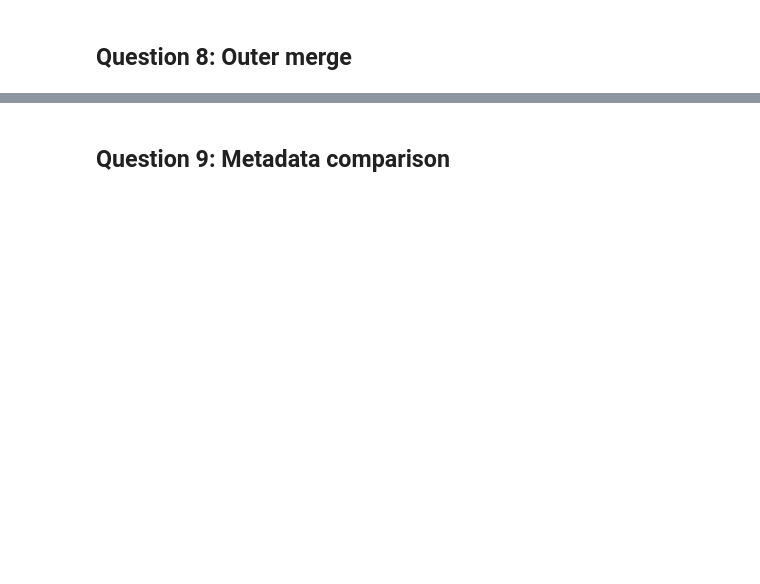
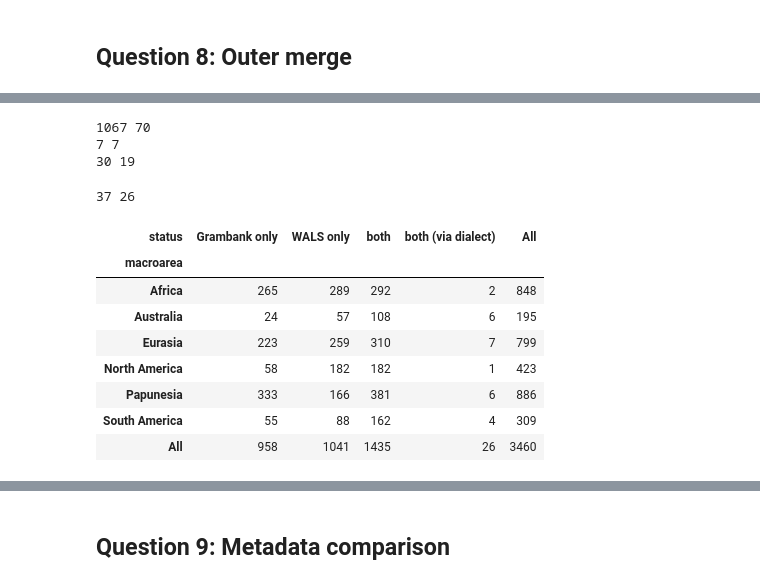
Before and after one commit to oykuyaylali/wals_grambank_mini_project, a Jupyter notebook: m1_pandas_lab1_YAYLALI_oyku.ipynb, the cells around one changed output, grey strips where cells are left out. Cells and saved outputs as stored; diff of their text form; code cells hidden in the pictures; blank space fills up the shorter version.

Commit message:
Questions 7-10: deduplication, merge, metadata and classification comparison

```diff
--- a/m1_pandas_lab1_YAYLALI_oyku.ipynb
+++ b/m1_pandas_lab1_YAYLALI_oyku.ipynb
@@ -439,0 +450,5 @@ Name: count, dtype: int64
+# %%
+dedup_a = with_code.sort_values("n_points", ascending=False).drop_duplicates("Glottocode")
+
+print(len(dedup_a))
+print(dedup_a["n_points"].sum())
@@ -445,0 +498,10 @@ Name: count, dtype: int64
+# %%
+merged = dedup_a.merge(
+    gb_languages,
+    on="Glottocode",
+    how="outer",
+    validate="1:1",
+    indicator=True,
+    suffixes=("_wals", "_gb"))
+
+print(merged["_merge"].value_counts())
@@ -446 +514,64 @@ Name: count, dtype: int64
+# %%
+#gb_languages only has language rows now so we have to load the full table again.
+gb_all = pd.read_csv("data/grambank/cldf/languages.csv", keep_default_na=False, na_values=[""])
+gb_dialects = gb_all[gb_all["level"] == "dialect"][["ID", "Name", "Glottocode", "Language_level_ID"]]
+
+#WALS languages that found no partner in pass 1
+wals_only = merged[merged["_merge"] == "left_only"][["ID_wals", "Name_wals", "Glottocode", "Macroarea_wals"]]
+
+#1:the dialect's own Glottocode is the WALS Glottocode
+by_own = wals_only.merge(gb_dialects, on="Glottocode")
+
+#2:the dialect belongs to the WALS language (Language_level_ID)
+by_parent = wals_only.merge(
+    gb_dialects,
+    left_on="Glottocode",
+    right_on="Language_level_ID",
+    suffixes=("", "_dia"),
+)
+
+print(len(wals_only), len(gb_dialects))
+print(len(by_own), by_own["ID_wals"].nunique())
+print(len(by_parent), by_parent["ID_wals"].nunique())
+# %% [output]
+1067 70
+7 7
+30 19
+# %%
+# data points per Grambank row: number of cells that are not "?"
+gb_points = gb_values.groupby("Language_ID", observed=True)["Value"].count()
+
+# stack both routes into one table
+pass2 = pd.concat([by_own, by_parent])
+pass2["gb_points"] = pass2["ID"].map(gb_points)
+
+# one dialect per WALS language: the one with the most data points
+best = pass2.sort_values("gb_points", ascending=False, kind="stable").drop_duplicates("ID_wals")
+
+print(len(pass2), len(best))
+# %% [output]
+37 26
+# %%
+# match status for every row
+merged["status"] = merged["_merge"].astype(str).map(
+    {"both": "both", "left_only": "WALS only", "right_only": "Grambank only"}
+)
+
+# WALS languages found in pass 2 get their own label
+merged.loc[merged["ID_wals"].isin(best["ID_wals"]), "status"] = "both (via dialect)"
+
+# one macroarea per row: WALS's value, or Grambank's if the language is not in WALS
+merged["macroarea"] = merged["Macroarea_wals"].astype(object).fillna(merged["Macroarea_gb"].astype(object))
+
+pd.crosstab(merged["macroarea"], merged["status"], margins=True)
+# %% [output]
+| status | Grambank only | WALS only | both | both (via dialect) | All |
+| macroarea |  |  |  |  |  |
+| Africa | 265 | 289 | 292 | 2 | 848 |
+| Australia | 24 | 57 | 108 | 6 | 195 |
+| Eurasia | 223 | 259 | 310 | 7 | 799 |
+| North America | 58 | 182 | 182 | 1 | 423 |
+| Papunesia | 333 | 166 | 381 | 6 | 886 |
+| South America | 55 | 88 | 162 | 4 | 309 |
+| All | 958 | 1041 | 1435 | 26 | 3460 |
 # %% [markdown]
```
Also changed, not shown: parts of 19 cells of this notebook.
